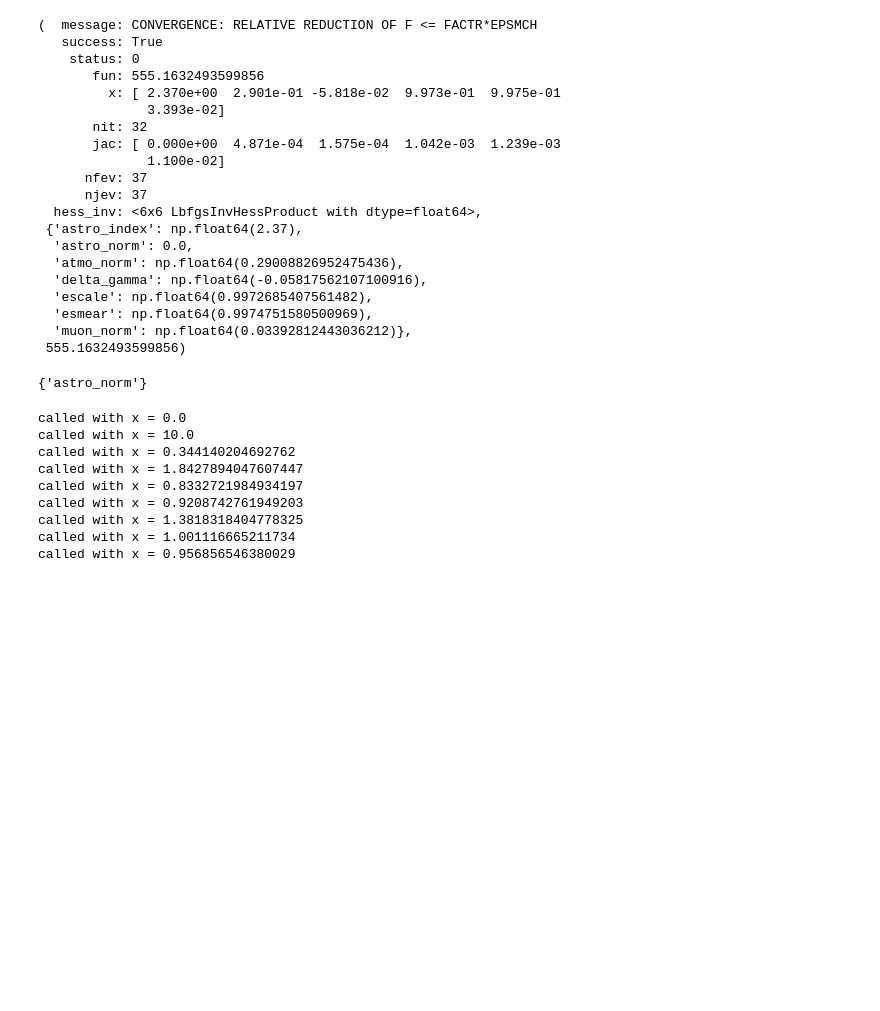
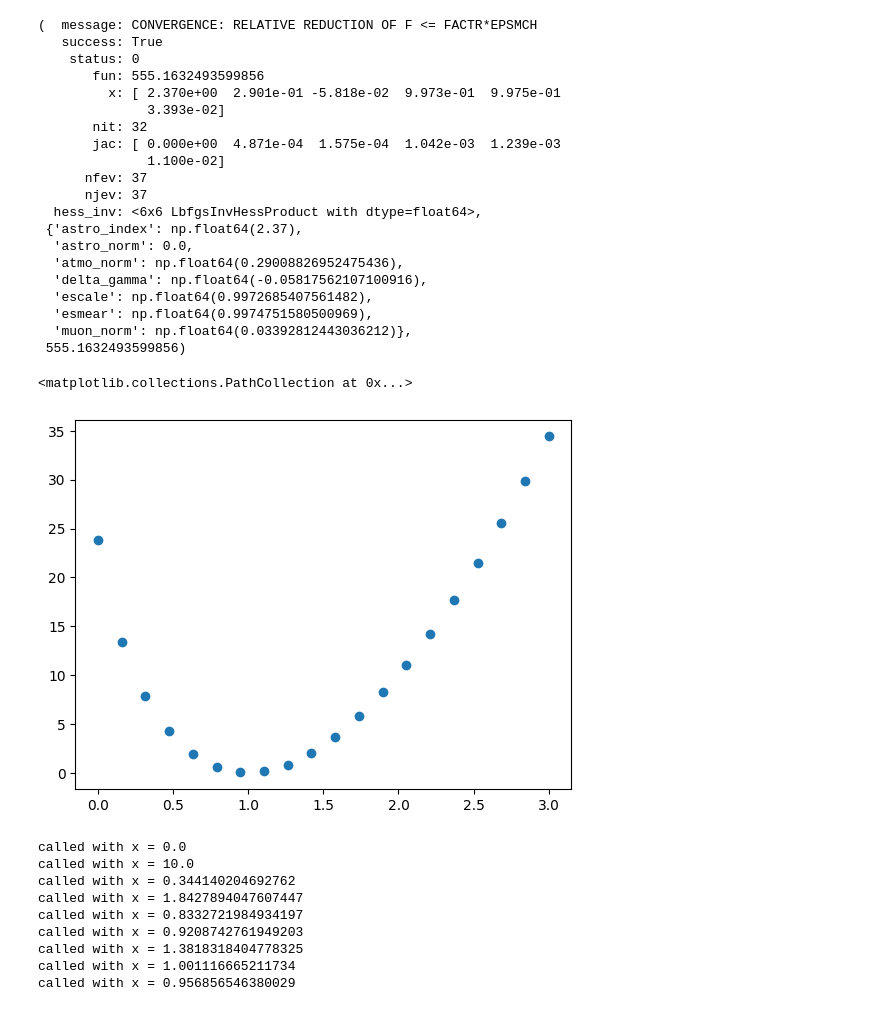
Before and after one commit to chrhck/pyForwardFolding, a Jupyter notebook: examples/example.ipynb, the cells around one changed output. Cells and saved outputs as stored; diff of their text form; code cells hidden in the pictures; blank space fills up the shorter version.

```diff
--- a/examples/example.ipynb
+++ b/examples/example.ipynb
@@ -185,7 +185,7 @@ ana.expectations["det1"].models[0].components[0]
 ana = pyFF.config.analysis_from_config("test.yaml")
 
 prior_bounds = {
-    "astro_norm": (0.0, 10.0),
+    "astro_norm": (0.0, 3),
     "astro_index": (1.0, 4.0),
     "atmo_norm": (0.0, np.inf),
     "escale": (0.9, 1.1),
@@ -205,7 +205,7 @@ prior_seeds = {
 }
 
 priors = [
-    pyFF.likelihood.UniformPrior(prior_bounds, prior_seeds)
+    pyFF.likelihood.UniformPrior(prior_seeds, prior_bounds)
 ]
 
 
@@ -307,10 +317,14 @@ h1 = pyFF.statistics.Hypothesis(
 
 
 test = pyFF.statistics.HypothesisTest(h0, h1, dataset)
-# %%
-test.free_parameters
-# %% [output]
-{'astro_norm'}
+# %%
+obs = h1.asimov_experiment(dataset)
+scan_points, ts_val = test.scan(obs, 20)
+# %%
+plt.scatter(scan_points, ts_val)
+# %% [output]
+<matplotlib.collections.PathCollection at 0x...>
+[figure, added]
 # %%
 null_ts_vals = test.null_dist(500)
 # %%
```
Also changed, not shown: parts of 3 cells of this notebook.
